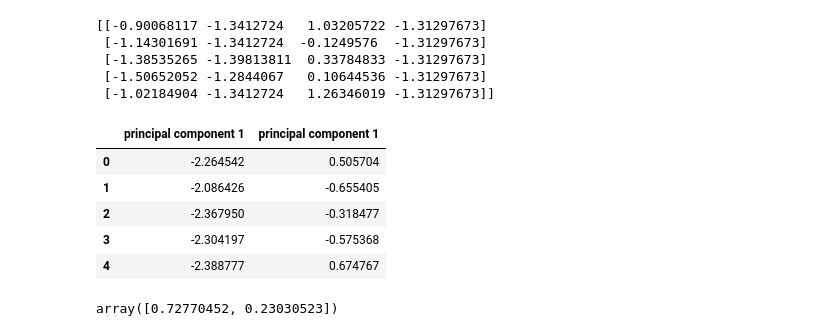
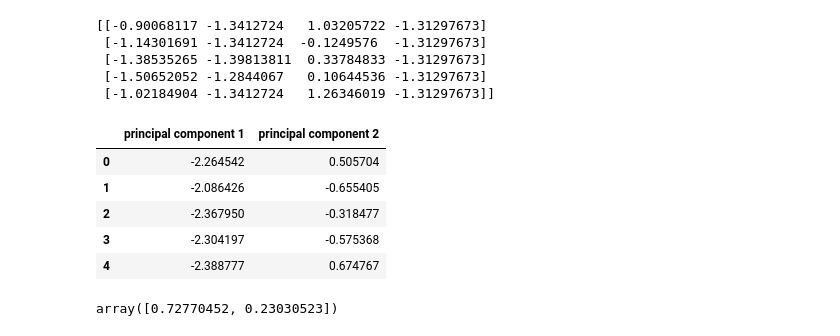
Before and after one commit to sfnxboy/Unsupervised_ML_Cryptocurrencies, a Jupyter notebook: Demo/Principal_Component_Analysis.ipynb, the cells around one changed output. Cells and saved outputs as stored; diff of their text form; code cells hidden in the pictures.

```diff
--- a/Demo/Principal_Component_Analysis.ipynb
+++ b/Demo/Principal_Component_Analysis.ipynb
@@ -44,11 +44,11 @@ iris_pca = pca.fit_transform(iris_scaled)
 # %%
 # Step 4: Transform PCA data to a DataFrame
 df_iris_pca = pd.DataFrame(
     data=iris_pca,
-    columns=["principal component 1", "principal component 1"])
+    columns=["principal component 1", "principal component 2"])
 df_iris_pca.head()
 # %% [output]
-|  | principal component 1 | principal component 1 |
+|  | principal component 1 | principal component 2 |
 | 0 | -2.264542 | 0.505704 |
 | 1 | -2.086426 | -0.655405 |
 | 2 | -2.367950 | -0.318477 |
```
Also changed, not shown: parts of 2 cells of this notebook, 4 other files.
